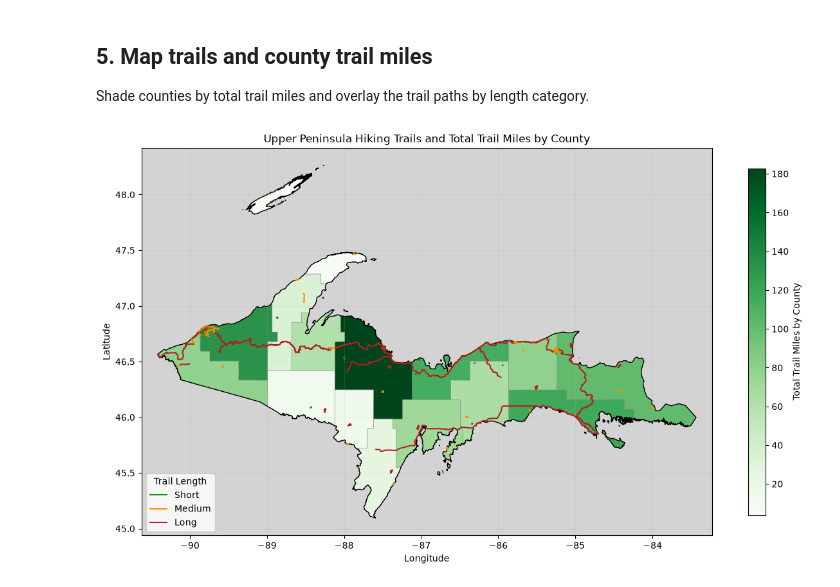
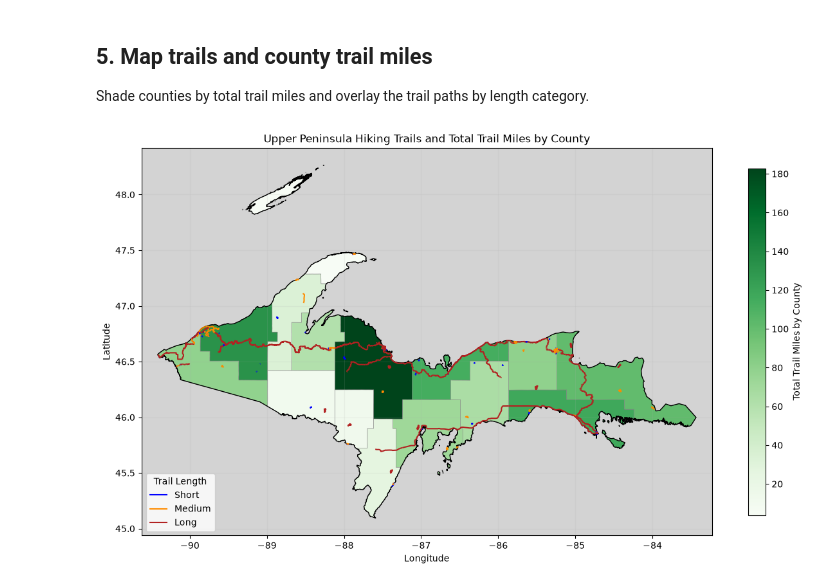
Before and after one commit to RayofData/whats-up-outdoors, a Jupyter notebook: notebooks/03_visualize_trails.ipynb, the cells around one changed output. Cells and saved outputs as stored; diff of their text form; code cells hidden in the pictures.

```diff
--- a/notebooks/03_visualize_trails.ipynb
+++ b/notebooks/03_visualize_trails.ipynb
@@ -279,7 +279,7 @@ Total mapped trail miles: 1,093.64
 Shade counties by total trail miles and overlay the trail paths by length category.
 # %%
 category_colors = {
-    "Short": "forestgreen",
+    "Short": "blue",
     "Medium": "darkorange",
     "Long": "firebrick",
 }
@@ -316,31 +316,31 @@ up_outline.boundary.plot(
 )
 
 for category, color in category_colors.items():
     category_trails = trails[
         trails["LengthCategory"].astype(str) == category
     ]
 
     category_trails.plot(
         ax=ax,
         color=color,
         linewidth=1.5,
         label=category,
         zorder=3,
     )
 
 min_x, min_y, max_x, max_y = up_outline.total_bounds
 x_padding = (max_x - min_x) * 0.03
 y_padding = (max_y - min_y) * 0.05
 
 ax.set_xlim(min_x - x_padding, max_x + x_padding)
 ax.set_ylim(min_y - y_padding, max_y + y_padding)
 ax.set_title("Upper Peninsula Hiking Trails and Total Trail Miles by County")
 ax.set_xlabel("Longitude")
 ax.set_ylabel("Latitude")
 ax.legend(title="Trail Length", loc="lower left")
 ax.grid(alpha=0.15)
 
 plt.tight_layout()
 plt.show()
 # %% [output]
-[figure, old version]
+[figure, new version]
```
Also changed, not shown: parts of 1 cell of this notebook, 6 other files.
